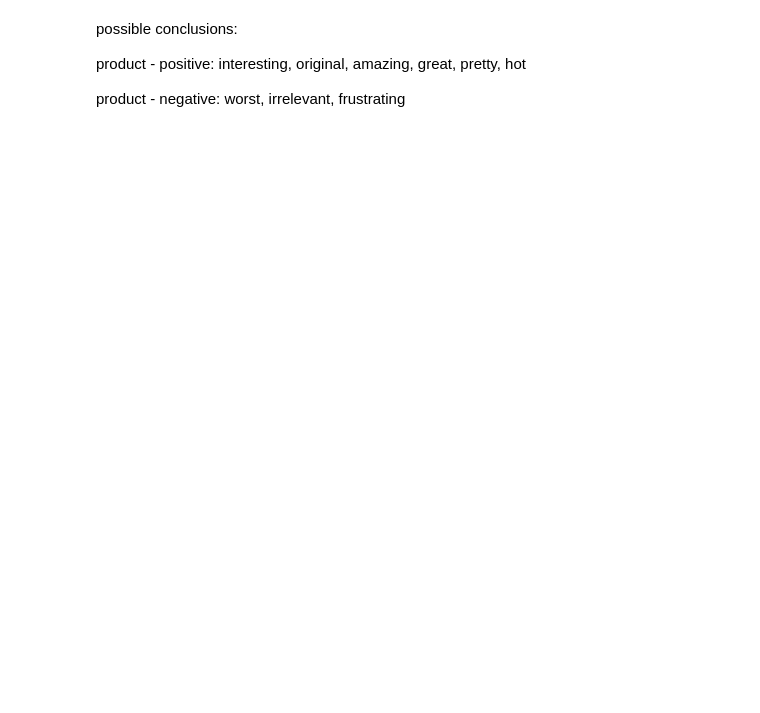
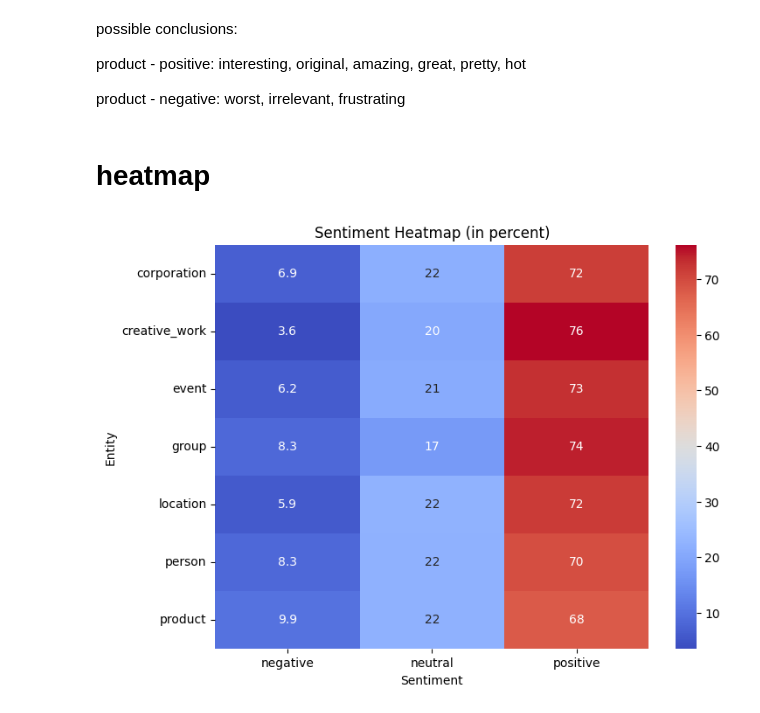
Before and after one commit to GeorgH02/thesis-code-3, a Jupyter notebook: final data analysis plots and pipeline.ipynb, the cells around one changed output. Cells and saved outputs as stored; diff of their text form; code cells hidden in the pictures; blank space fills up the shorter version.

```diff
--- a/final data analysis plots and pipeline.ipynb
+++ b/final data analysis plots and pipeline.ipynb
@@ -264,3 +258,24 @@ possible conclusions:
 product - positive: interesting, original, amazing, great, pretty, hot
 
 product - negative: worst, irrelevant, frustrating
+# %% [markdown]
+# heatmap
+# %%
+import seaborn as sns
+import matplotlib.pyplot as plt
+
+df_results_exploded = df_results.explode("entity_types")
+sentiment_counts = df_results_exploded.groupby(["entity_types", "sentiment_prediction"]).size().unstack(fill_value=0)
+sentiment_proportions = sentiment_counts.div(sentiment_counts.sum(axis=1), axis=0) * 100
+
+#heatmap_data = df_results.groupby(['entity_types', 'sentiment_prediction']).size().unstack(fill_value=0)
+
+plt.figure(figsize=(8, 6))
+sns.heatmap(sentiment_proportions, annot=True, cmap="coolwarm", cbar=True)
+plt.title("Sentiment Heatmap (in percent)")
+plt.xlabel("Sentiment")
+plt.ylabel("Entity")
+
+plt.show()
+# %% [output]
+[figure, added]
```
Also changed, not shown: parts of 14 cells of this notebook, 2 other files.
